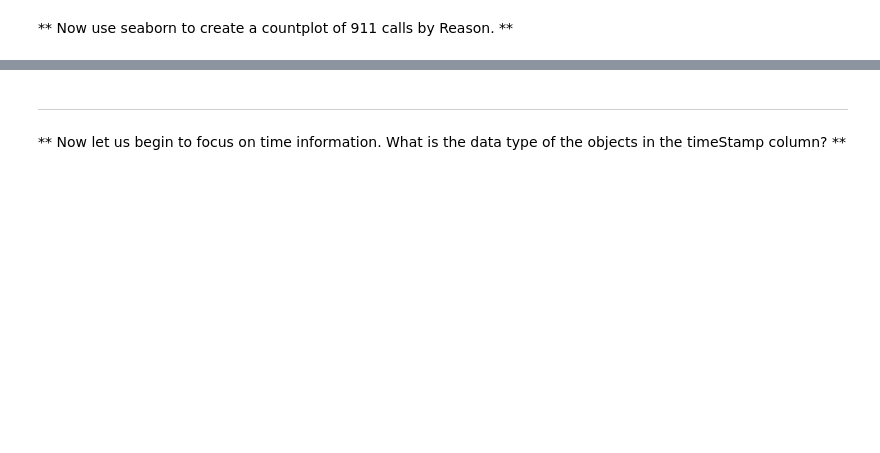
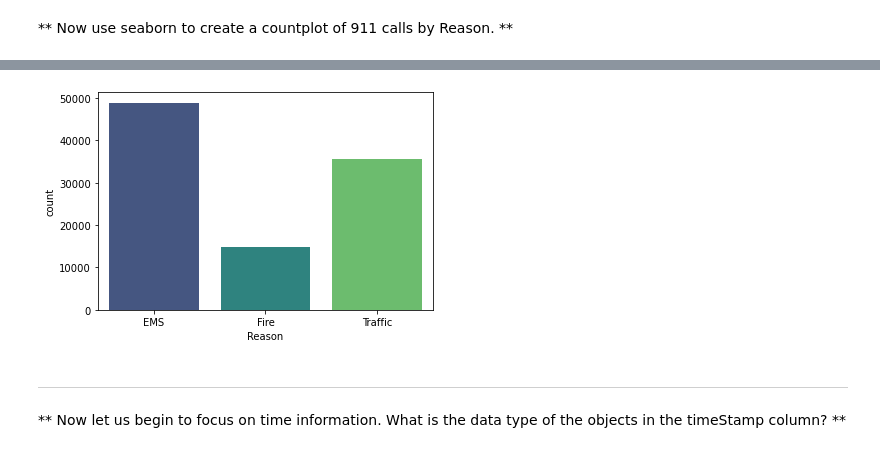
Before and after one commit to ayanamarsh/try-github, a Jupyter notebook: 01-911 Calls Data Capstone Project.ipynb, the cells around one changed output, grey strips where cells are left out. Drawn from its saved outputs; the diff is of its cells as text; code cells hidden in the pictures; blank space fills up the shorter version.

```diff
--- a/01-911 Calls Data Capstone Project.ipynb
+++ b/01-911 Calls Data Capstone Project.ipynb
@@ -96,3 +99,6 @@ Name: twp, dtype: int64
 ** In the titles column there are "Reasons/Departments" specified before the title code. These are EMS, Fire, and Traffic. Use .apply() with a custom lambda expression to create a new column called "Reason" that contains this string value.**
 
 **For example, if the title column value is EMS: BACK PAINS/INJURY , the Reason column value would be EMS. **
+# %%
+df["Reason"] = df["title"].apply(lambda x : x.split(":")[0])
+df.head(2)
@@ -113,3 +120,8 @@ Name: Reason, dtype: int64
+# %%
+import seaborn as sns
+sns.countplot(x = "Reason" , data = df, palette = "viridis");
+# %% [output]
+[figure, added]
 # %%
 # Create boxplot, joint and some pairplot
 # %% [markdown]
```
Also changed, not shown: parts of 49 cells of this notebook.
